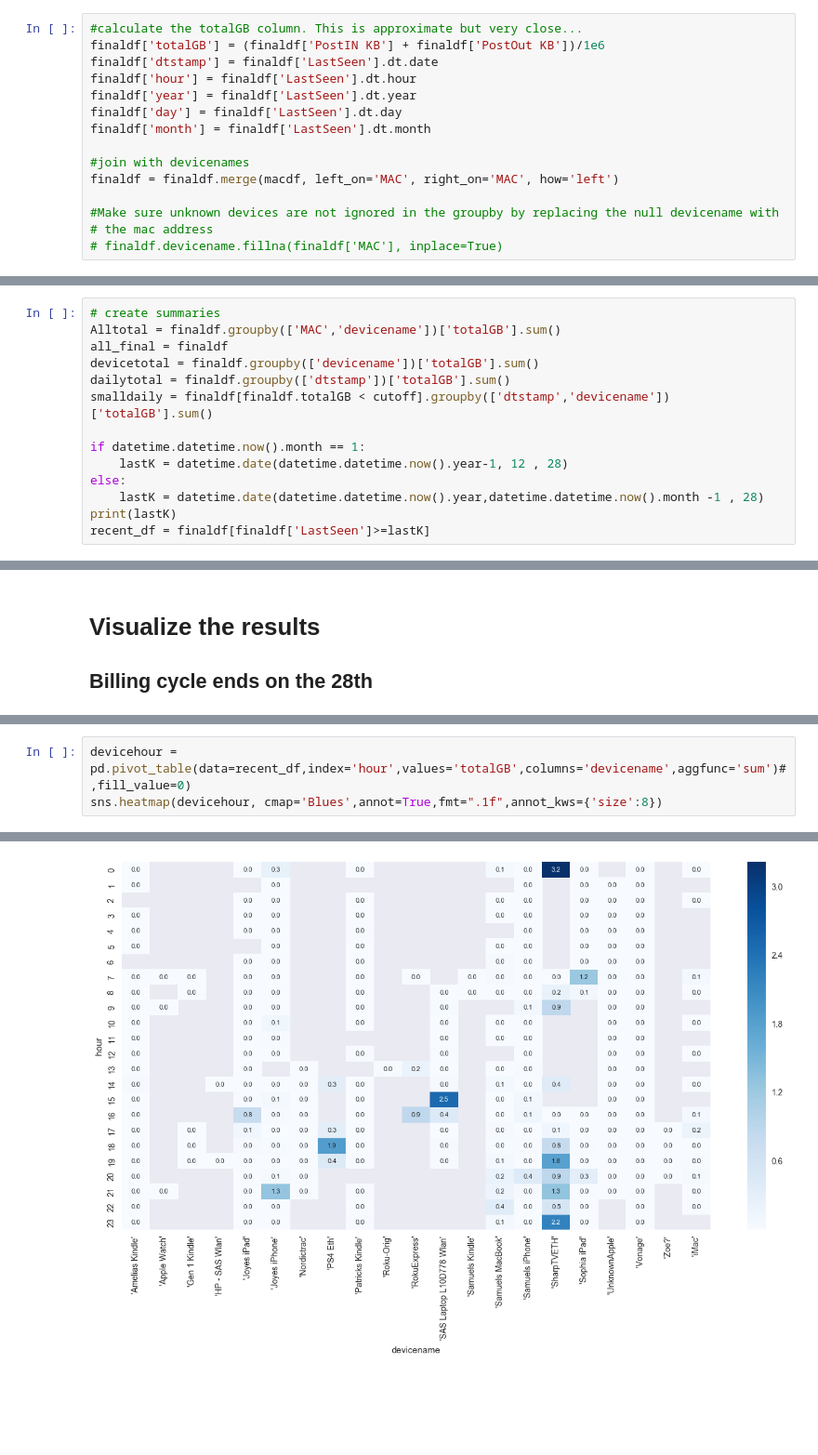
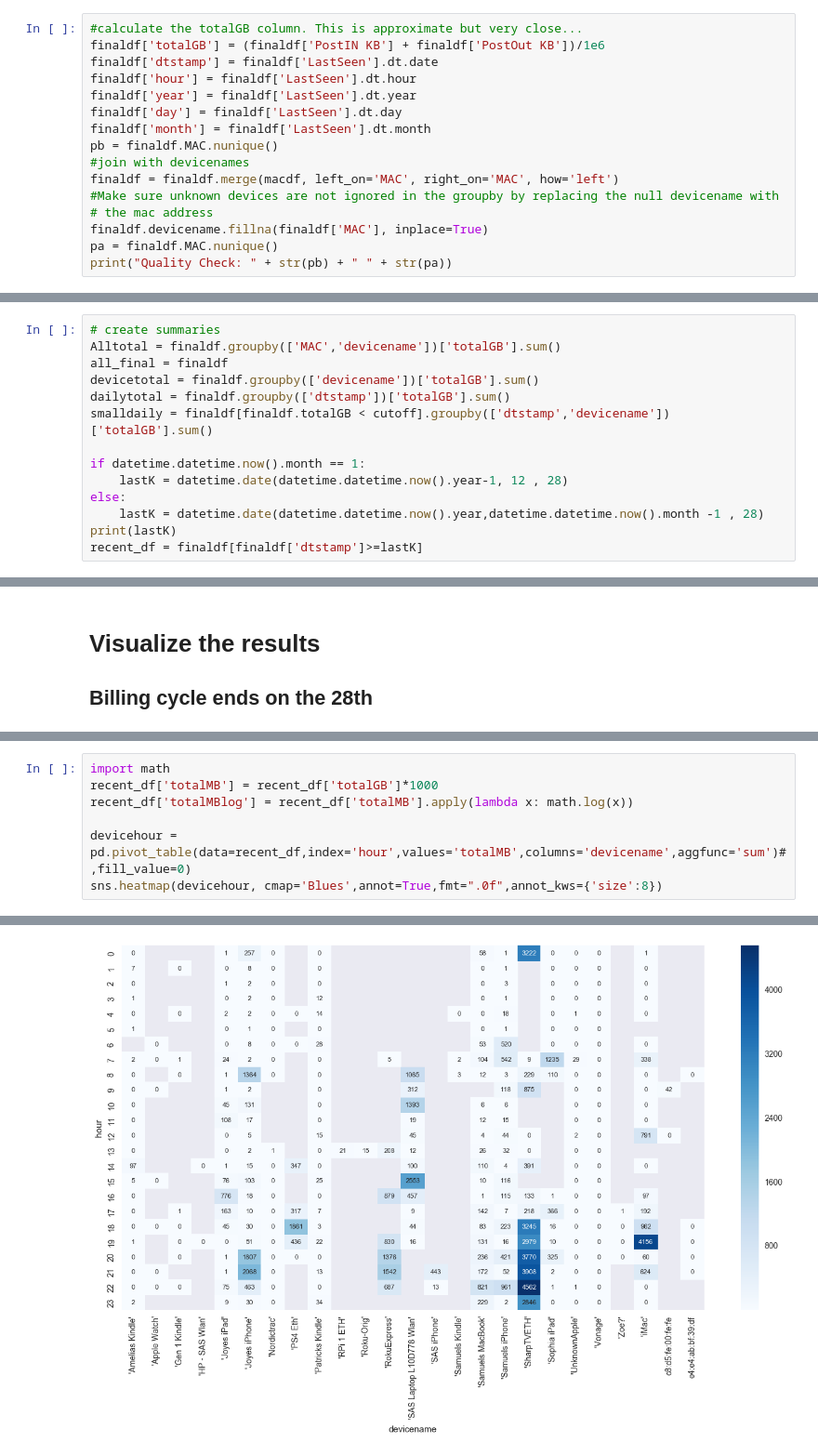
Before and after one commit to scoyote/Router-Tools, a Jupyter notebook: Parse Hourlyfile.ipynb, the cells around one changed output, grey strips where cells are left out. Shown: that part at 93% size. Saved outputs shown, nothing was run; the diff lists cells and outputs as text; blank space fills up the shorter version.

```diff
--- a/Parse Hourlyfile.ipynb
+++ b/Parse Hourlyfile.ipynb
@@ -98,10 +100,11 @@ finaldf['hour'] = finaldf['LastSeen'].dt.hour
 finaldf['year'] = finaldf['LastSeen'].dt.year
 finaldf['day'] = finaldf['LastSeen'].dt.day
 finaldf['month'] = finaldf['LastSeen'].dt.month
-
+pb = finaldf.MAC.nunique()
 #join with devicenames
 finaldf = finaldf.merge(macdf, left_on='MAC', right_on='MAC', how='left')
-
 #Make sure unknown devices are not ignored in the groupby by replacing the null devicename with
 # the mac address
-# finaldf.devicename.fillna(finaldf['MAC'], inplace=True)
+finaldf.devicename.fillna(finaldf['MAC'], inplace=True)
+pa = finaldf.MAC.nunique()
+print("Quality Check: " + str(pb) + " " + str(pa))
@@ -134,7 +139,7 @@ if datetime.datetime.now().month == 1:
 else:
     lastK = datetime.date(datetime.datetime.now().year,datetime.datetime.now().month -1 , 28)
 print(lastK)
-recent_df = finaldf[finaldf['LastSeen']>=lastK]
+recent_df = finaldf[finaldf['dtstamp']>=lastK]
 # %% [output]
 2018-03-28
 # %% [markdown]
@@ -188,9 +241,13 @@ pp0.set_title("Current Billing Cycle - Hourly Usage")
 # %%
-devicehour = pd.pivot_table(data=recent_df,index='hour',values='totalGB',columns='devicename',aggfunc='sum')#,fill_value=0)
-sns.heatmap(devicehour, cmap='Blues',annot=True,fmt=".1f",annot_kws={'size':8})
+import math
+recent_df['totalMB'] = recent_df['totalGB']*1000
+recent_df['totalMBlog'] = recent_df['totalMB'].apply(lambda x: math.log(x))
+
+devicehour = pd.pivot_table(data=recent_df,index='hour',values='totalMB',columns='devicename',aggfunc='sum')#,fill_value=0)
+sns.heatmap(devicehour, cmap='Blues',annot=True,fmt=".0f",annot_kws={'size':8})
 # %% [output]
 <matplotlib.axes._subplots.AxesSubplot at 0x...>
-[figure, old version]
+[figure, new version]
 # %%
 devicehour.sum().sort_values(ascending=False)
 # %% [output]
```
Also changed, not shown: parts of 12 cells of this notebook.
